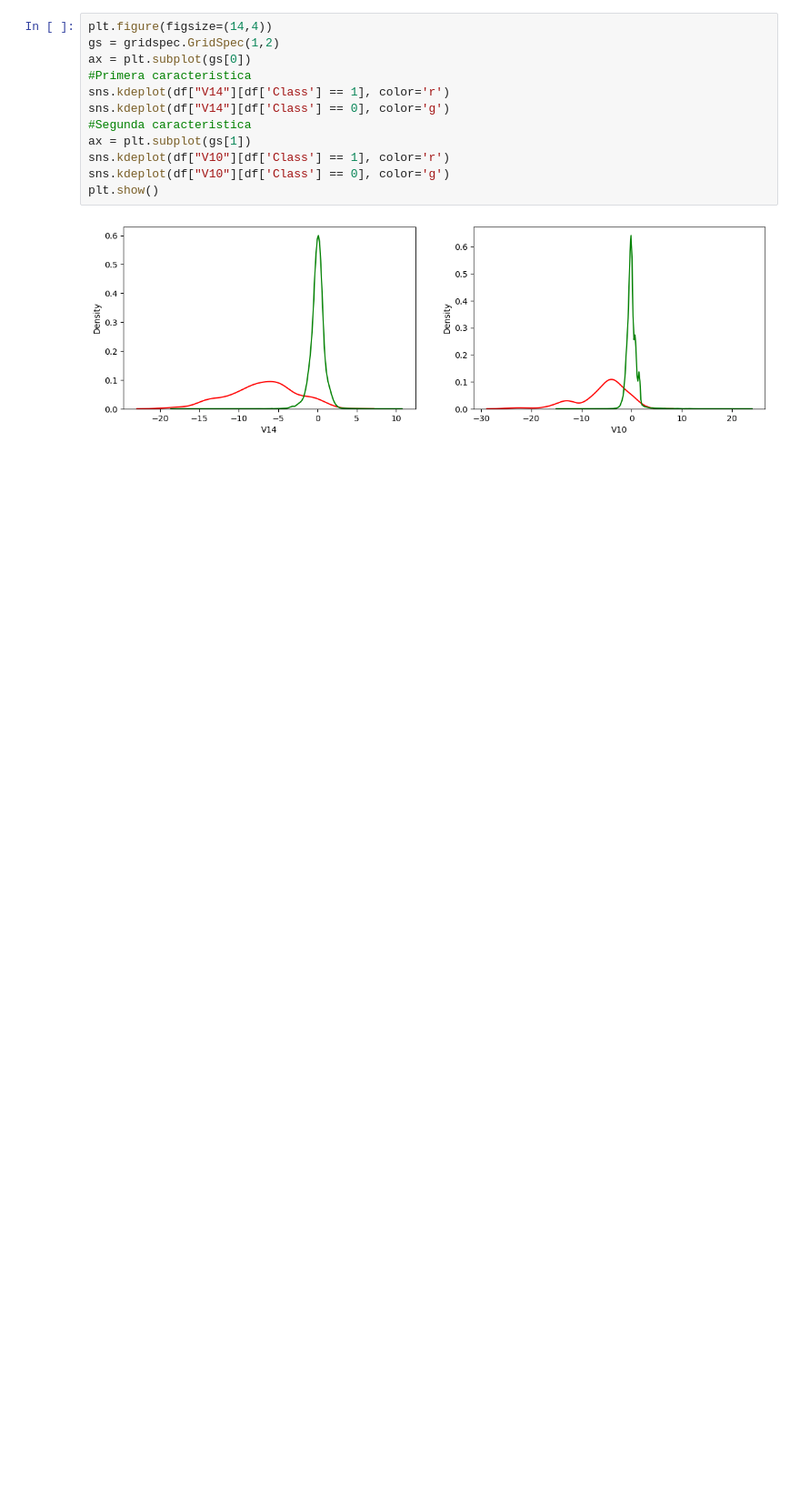
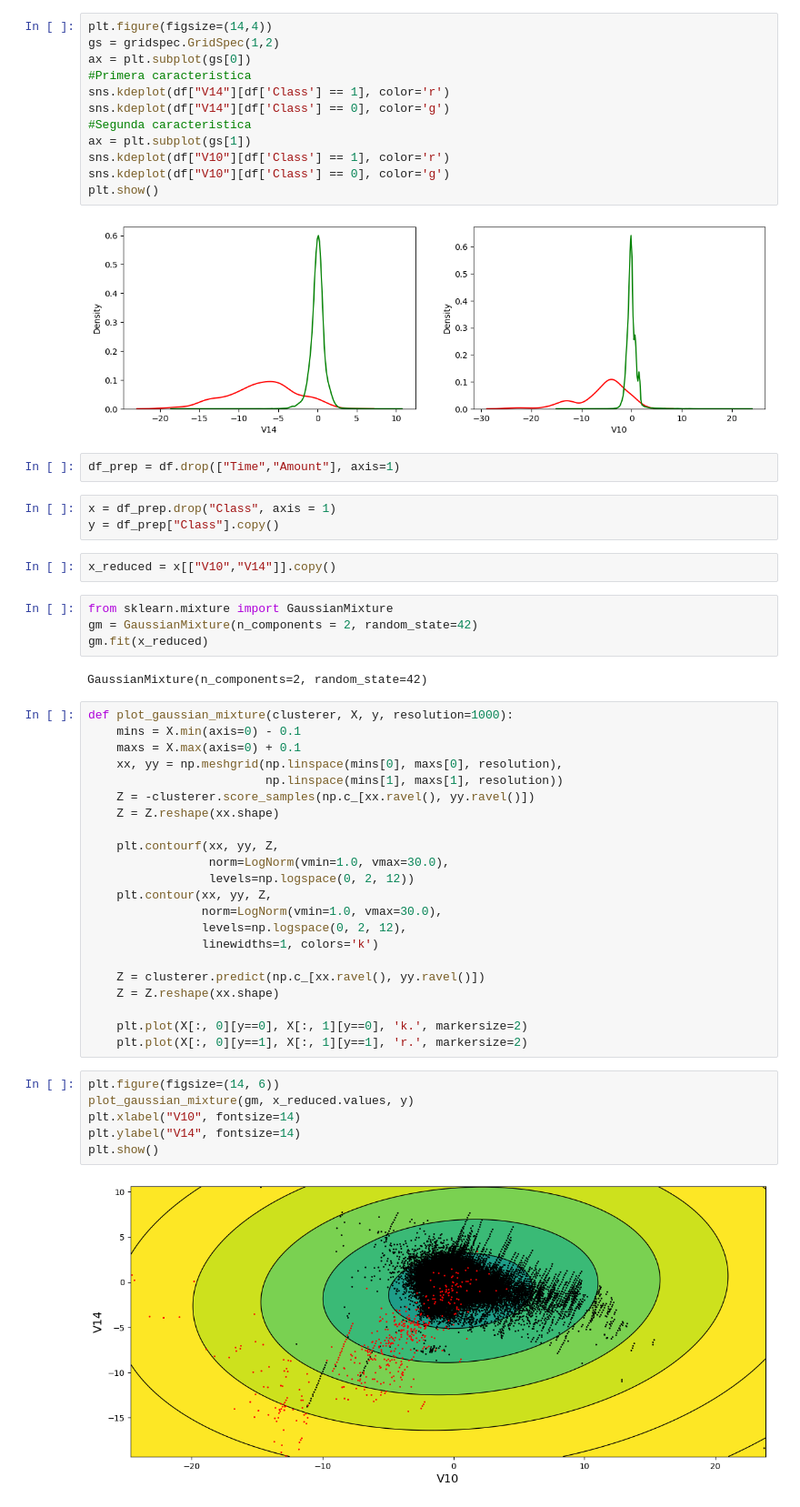
Before and after one commit to MertinGIT/Detector-de-transacciones-bancarias-fraudulentas, a Jupyter notebook: Untitled.ipynb, the cells around one changed output. Shown at 91% size. Cells and saved outputs as stored; diff of their text form; blank space fills up the shorter version.

Commit message:
Entrenamiento y visualizacion de los limites creados

```diff
--- a/Untitled.ipynb
+++ b/Untitled.ipynb
@@ -104,3 +104,46 @@ sns.kdeplot(df["V10"][df['Class'] == 0], color='g')
 plt.show()
 # %% [output]
 [figure]
+# %%
+df_prep = df.drop(["Time","Amount"], axis=1)
+# %%
+x = df_prep.drop("Class", axis = 1)
+y = df_prep["Class"].copy()
+# %%
+x_reduced = x[["V10","V14"]].copy()
+# %%
+from sklearn.mixture import GaussianMixture
+gm = GaussianMixture(n_components = 2, random_state=42)
+gm.fit(x_reduced)
+# %% [output]
+GaussianMixture(n_components=2, random_state=42)
+# %%
+def plot_gaussian_mixture(clusterer, X, y, resolution=1000):
+    mins = X.min(axis=0) - 0.1
+    maxs = X.max(axis=0) + 0.1
+    xx, yy = np.meshgrid(np.linspace(mins[0], maxs[0], resolution),
+                         np.linspace(mins[1], maxs[1], resolution))
+    Z = -clusterer.score_samples(np.c_[xx.ravel(), yy.ravel()])
+    Z = Z.reshape(xx.shape)
+
+    plt.contourf(xx, yy, Z,
+                 norm=LogNorm(vmin=1.0, vmax=30.0),
+                 levels=np.logspace(0, 2, 12))
+    plt.contour(xx, yy, Z,
+                norm=LogNorm(vmin=1.0, vmax=30.0),
+                levels=np.logspace(0, 2, 12),
+                linewidths=1, colors='k')
+
+    Z = clusterer.predict(np.c_[xx.ravel(), yy.ravel()])
+    Z = Z.reshape(xx.shape)
+
+    plt.plot(X[:, 0][y==0], X[:, 1][y==0], 'k.', markersize=2)
+    plt.plot(X[:, 0][y==1], X[:, 1][y==1], 'r.', markersize=2)
+# %%
+plt.figure(figsize=(14, 6))
+plot_gaussian_mixture(gm, x_reduced.values, y)
+plt.xlabel("V10", fontsize=14)
+plt.ylabel("V14", fontsize=14)
+plt.show()
+# %% [output]
+[figure, added]
```
